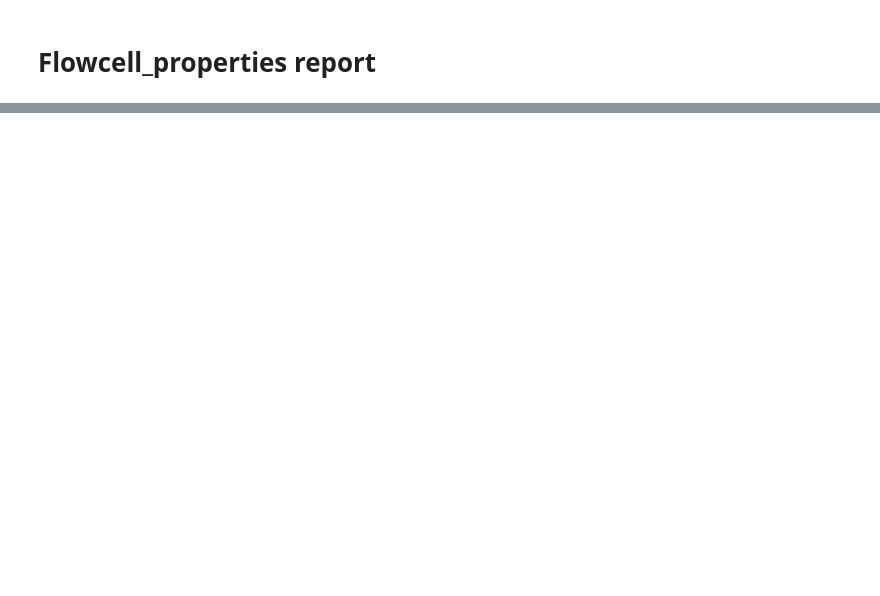
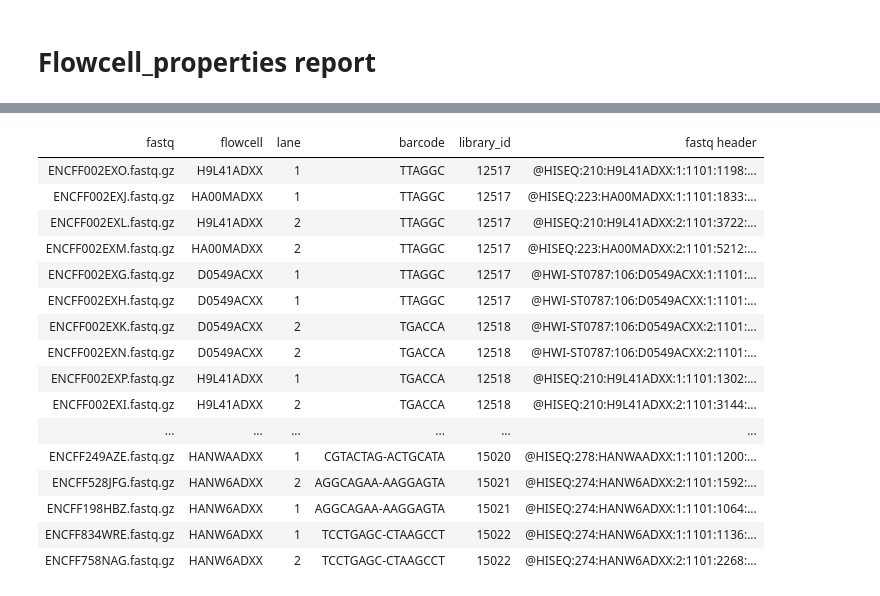
Before and after one commit to detrout/encode3-curation, a Jupyter notebook: validate flowcells with libraries in replicates.ipynb, the cells around one changed output, grey strips where cells are left out. Drawn from its saved outputs; the diff is of its cells as text; code cells hidden in the pictures; blank space fills up the shorter version.

Commit message:
extend report to show all the rows, sort it and show the fastq header

```diff
--- a/validate flowcells with libraries in replicates.ipynb
+++ b/validate flowcells with libraries in replicates.ipynb
@@ -169,0 +184,22 @@ l.index_sequences()
+# %%
+unknown_flowcells = set()
+report = []
+for href in fastq_header_cache:
+    fastq = fastq_header_cache[href]
+    library_id = fastq['aliases'].split(':')[1]
+    library = samples.models.Library.objects.get(id=library_id)
+    barcode = library.index_sequences().values()[0]
+    lanes = library.lane_set.all()
+    flowcell = fastq['read_id'][0]
+    lane_id = fastq['read_id'][1]
+    fc_is_known = flowcell in [f.flowcell.flowcell_id for f in library.lane_set.all()]
+    if not fc_is_known:
+        unknown_flowcells.add(flowcell)
+    report.append({'href': href.split('@@')[0],
+                   'short': href[-20:],
+                   'flowcell': flowcell,
+                   'lane_id': lane_id,
+                   'barcode': barcode,
+                   'library_id': library_id,
+                   'header': fastq['header']})
+print('not-in-our-database', unknown_flowcells)
@@ -170,2 +208,12 @@ l.index_sequences()
+# %%
+# format report
+html = ['<table>',
+        '<thead>',
+        '<tr><td>fastq</td><td>flowcell</td><td>lane</td><td>barcode</td><td>library_id</td><td>fastq header</td></tr>',
+        '</thead><tbody>']
+row_format = '<tr><td><a href="{href}">{short}</a></td><td>{flowcell}</td><td>{lane_id}</td><td>{barcode}</td><td>{library_id}</td><td>{header}</td></tr>'
+for row in sorted(report, key=lambda x: x['library_id']):
+    html.append(row_format.format(**row))
+html.append('</tbody></table>')
 # %% [markdown]
 # Flowcell_properties report
@@ -208,0 +220,20 @@ not-in-our-database set(['C1JE0ACXX', 'C2812ACXX'])
+# %%
+IPython.display.HTML(''.join(html))
+# %% [output]
+| fastq | flowcell | lane | barcode | library_id | fastq header |
+| ENCFF002EXO.fastq.gz | H9L41ADXX | 1 | TTAGGC | 12517 | @HISEQ:210:H9L41ADXX:1:1101:1198:... |
+| ENCFF002EXJ.fastq.gz | HA00MADXX | 1 | TTAGGC | 12517 | @HISEQ:223:HA00MADXX:1:1101:1833:... |
+| ENCFF002EXL.fastq.gz | H9L41ADXX | 2 | TTAGGC | 12517 | @HISEQ:210:H9L41ADXX:2:1101:3722:... |
+| ENCFF002EXM.fastq.gz | HA00MADXX | 2 | TTAGGC | 12517 | @HISEQ:223:HA00MADXX:2:1101:5212:... |
+| ENCFF002EXG.fastq.gz | D0549ACXX | 1 | TTAGGC | 12517 | @HWI-ST0787:106:D0549ACXX:1:1101:... |
+| ENCFF002EXH.fastq.gz | D0549ACXX | 1 | TTAGGC | 12517 | @HWI-ST0787:106:D0549ACXX:1:1101:... |
+| ENCFF002EXK.fastq.gz | D0549ACXX | 2 | TGACCA | 12518 | @HWI-ST0787:106:D0549ACXX:2:1101:... |
+| ENCFF002EXN.fastq.gz | D0549ACXX | 2 | TGACCA | 12518 | @HWI-ST0787:106:D0549ACXX:2:1101:... |
+| ENCFF002EXP.fastq.gz | H9L41ADXX | 1 | TGACCA | 12518 | @HISEQ:210:H9L41ADXX:1:1101:1302:... |
+| ENCFF002EXI.fastq.gz | H9L41ADXX | 2 | TGACCA | 12518 | @HISEQ:210:H9L41ADXX:2:1101:3144:... |
+| ... | ... | ... | ... | ... | ... |
+| ENCFF249AZE.fastq.gz | HANWAADXX | 1 | CGTACTAG-ACTGCATA | 15020 | @HISEQ:278:HANWAADXX:1:1101:1200:... |
+| ENCFF528JFG.fastq.gz | HANW6ADXX | 2 | AGGCAGAA-AAGGAGTA | 15021 | @HISEQ:274:HANW6ADXX:2:1101:1592:... |
+| ENCFF198HBZ.fastq.gz | HANW6ADXX | 1 | AGGCAGAA-AAGGAGTA | 15021 | @HISEQ:274:HANW6ADXX:1:1101:1064:... |
+| ENCFF834WRE.fastq.gz | HANW6ADXX | 1 | TCCTGAGC-CTAAGCCT | 15022 | @HISEQ:274:HANW6ADXX:1:1101:1136:... |
+| ENCFF758NAG.fastq.gz | HANW6ADXX | 2 | TCCTGAGC-CTAAGCCT | 15022 | @HISEQ:274:HANW6ADXX:2:1101:2268:... |
```
Also changed, not shown: parts of 6 cells of this notebook.
